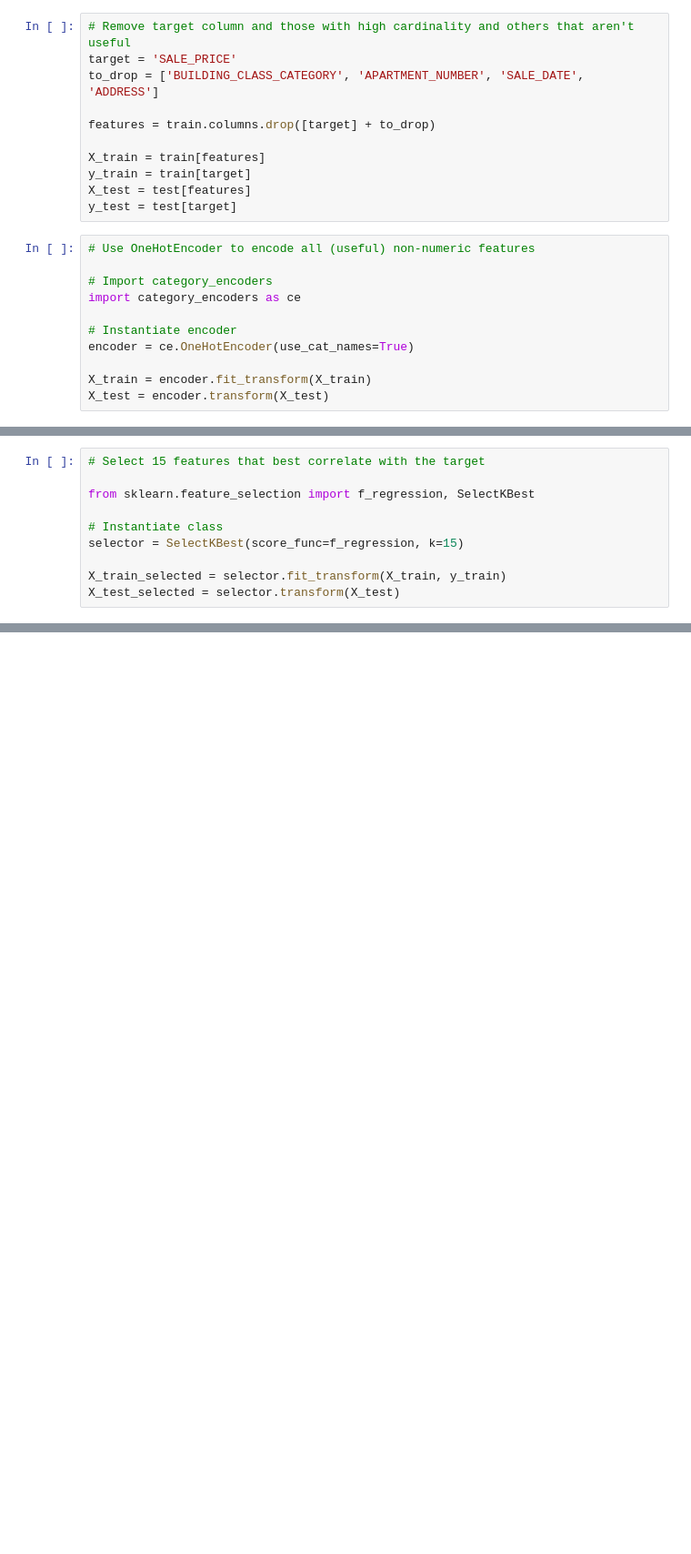
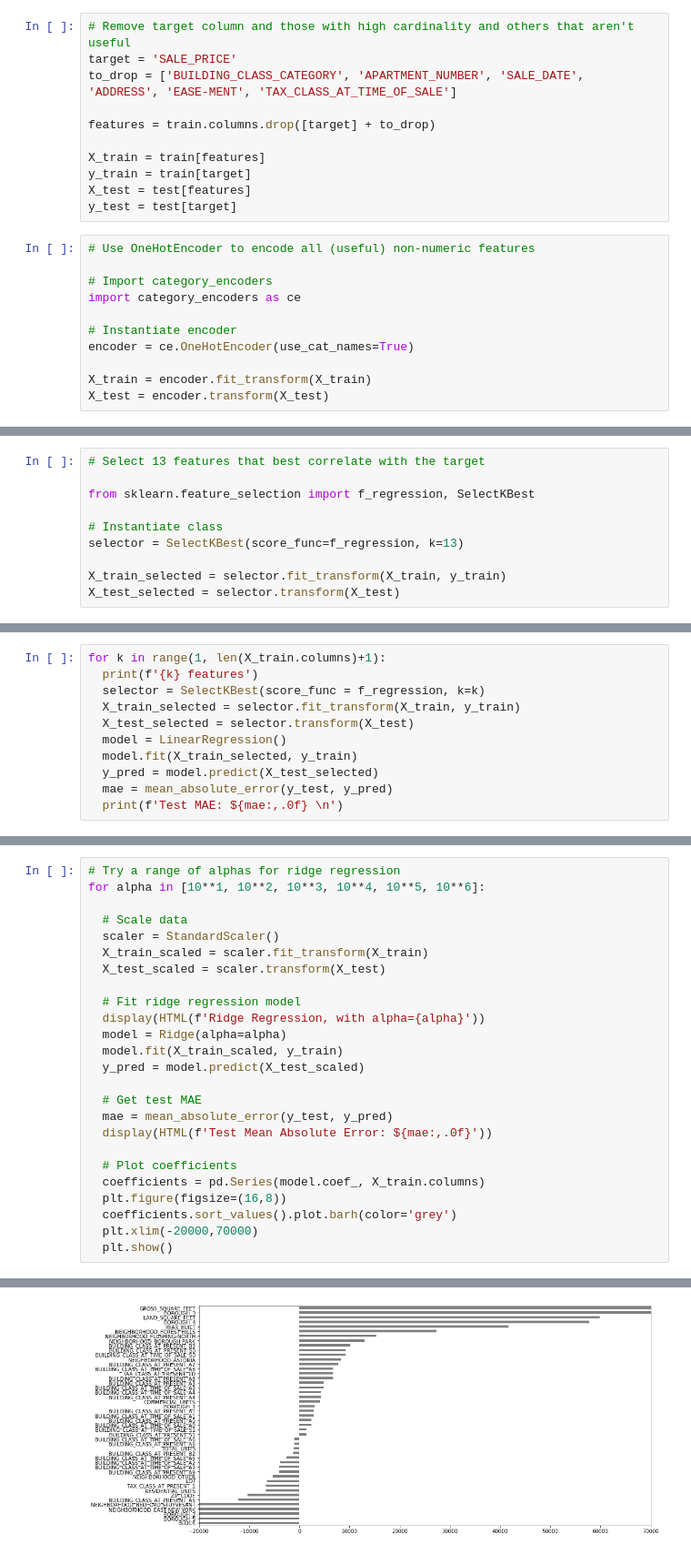
Before and after one commit to ericaburdett/DS-Unit-1-Build, a Jupyter notebook: module3-ridge-regression/assignment_213.ipynb, the cells around one changed output, grey strips where cells are left out. Shown: that part at 91% size. Saved outputs shown, nothing was run; the diff lists cells and outputs as text; blank space fills up the shorter version.

```diff
--- a/module3-ridge-regression/assignment_213.ipynb
+++ b/module3-ridge-regression/assignment_213.ipynb
@@ -151,7 +151,7 @@ train.select_dtypes(exclude='number').describe().T.sort_values(by='unique')
 # %%
 # Remove target column and those with high cardinality and others that aren't useful
 target = 'SALE_PRICE'
-to_drop = ['BUILDING_CLASS_CATEGORY', 'APARTMENT_NUMBER', 'SALE_DATE', 'ADDRESS']
+to_drop = ['BUILDING_CLASS_CATEGORY', 'APARTMENT_NUMBER', 'SALE_DATE', 'ADDRESS', 'EASE-MENT', 'TAX_CLASS_AT_TIME_OF_SALE']
 
 features = train.columns.drop([target] + to_drop)
 
@@ -186,10 +186,10 @@ X_train.shape
 # %%
-# Select 15 features that best correlate with the target
+# Select 13 features that best correlate with the target
 
 from sklearn.feature_selection import f_regression, SelectKBest
 
 # Instantiate class
-selector = SelectKBest(score_func=f_regression, k=15)
+selector = SelectKBest(score_func=f_regression, k=13)
 
 X_train_selected = selector.fit_transform(X_train, y_train)
 X_test_selected = selector.transform(X_test)
@@ -197,0 +199,11 @@ ValueError: ignored
+# %%
+for k in range(1, len(X_train.columns)+1):
+  print(f'{k} features')
+  selector = SelectKBest(score_func = f_regression, k=k)
+  X_train_selected = selector.fit_transform(X_train, y_train)
+  X_test_selected = selector.transform(X_test)
+  model = LinearRegression()
+  model.fit(X_train_selected, y_train)
+  y_pred = model.predict(X_test_selected)
+  mae = mean_absolute_error(y_test, y_pred)
+  print(f'Test MAE: ${mae:,.0f} \n')
@@ -197,0 +236,26 @@ ValueError: ignored
+# %%
+# Try a range of alphas for ridge regression
+for alpha in [10**1, 10**2, 10**3, 10**4, 10**5, 10**6]:
+
+  # Scale data
+  scaler = StandardScaler()
+  X_train_scaled = scaler.fit_transform(X_train)
+  X_test_scaled = scaler.transform(X_test)
+
+  # Fit ridge regression model
+  display(HTML(f'Ridge Regression, with alpha={alpha}'))
+  model = Ridge(alpha=alpha)
+  model.fit(X_train_scaled, y_train)
+  y_pred = model.predict(X_test_scaled)
+
+  # Get test MAE
+  mae = mean_absolute_error(y_test, y_pred)
+  display(HTML(f'Test Mean Absolute Error: ${mae:,.0f}'))
+
+  # Plot coefficients
+  coefficients = pd.Series(model.coef_, X_train.columns)
+  plt.figure(figsize=(16,8))
+  coefficients.sort_values().plot.barh(color='grey')
+  plt.xlim(-20000,70000)
+  plt.show()
+# %% [output]
@@ -197,0 +264 @@ ValueError: ignored
+[figure, added]
```
Also changed, not shown: parts of 7 cells of this notebook.
